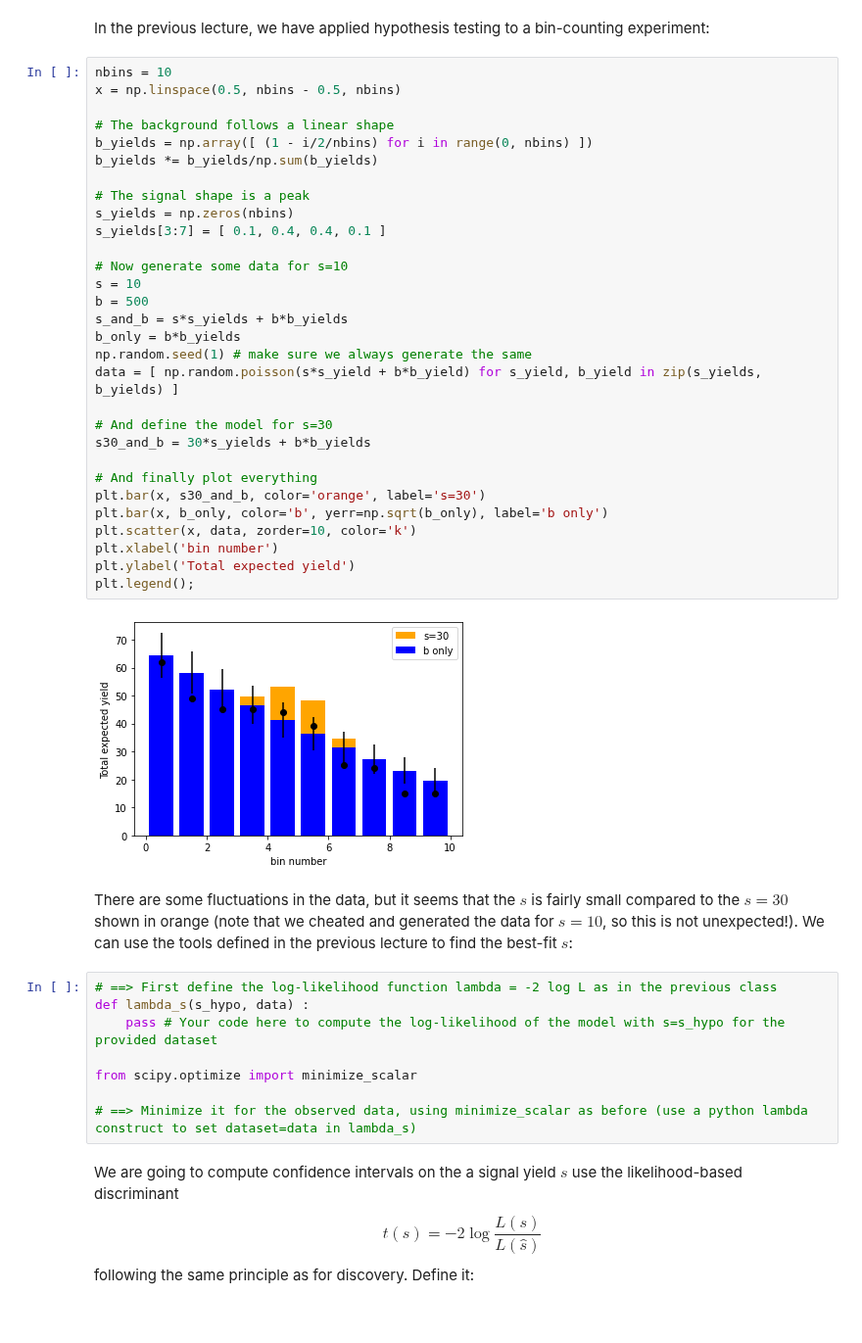
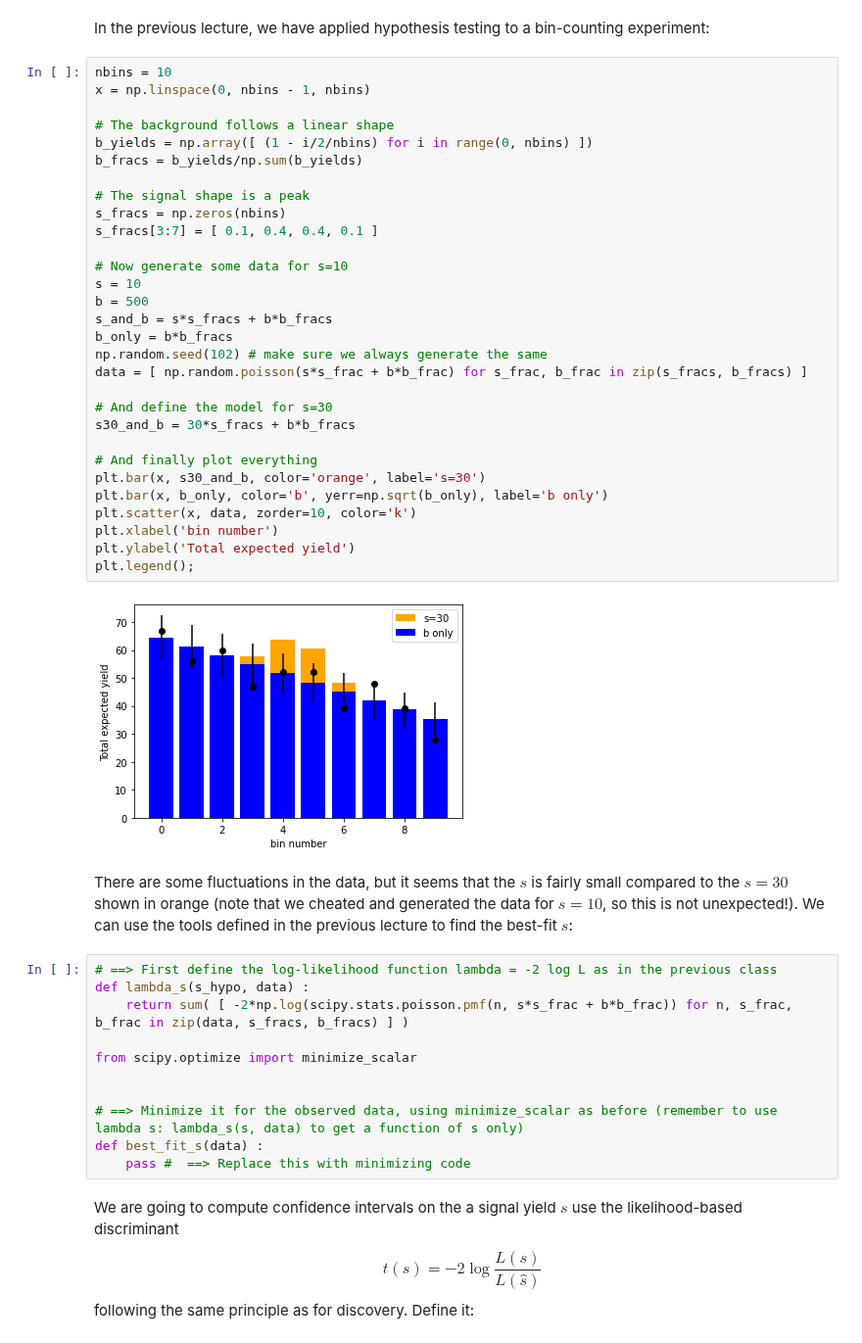
Before and after one commit to fastprof-hep/stats-tutorial, a Jupyter notebook: SOS2022/lecture2.ipynb, the cells around one changed output. Shown at 98% size. Saved outputs shown, nothing was run; the diff lists cells and outputs as text.

```diff
--- a/SOS2022/lecture2.ipynb
+++ b/SOS2022/lecture2.ipynb
@@ -18,46 +18,49 @@ from matplotlib import pyplot as plt
 In the previous lecture, we have applied hypothesis testing to a bin-counting experiment:
 # %%
 nbins = 10
-x = np.linspace(0.5, nbins - 0.5, nbins)
+x = np.linspace(0, nbins - 1, nbins)
 
 # The background follows a linear shape
 b_yields = np.array([ (1 - i/2/nbins) for i in range(0, nbins) ])
-b_yields *= b_yields/np.sum(b_yields)
+b_fracs = b_yields/np.sum(b_yields)
 
 # The signal shape is a peak
-s_yields = np.zeros(nbins)
-s_yields[3:7] = [ 0.1, 0.4, 0.4, 0.1 ]
+s_fracs = np.zeros(nbins)
+s_fracs[3:7] = [ 0.1, 0.4, 0.4, 0.1 ]
 
 # Now generate some data for s=10
 s = 10
 b = 500
-s_and_b = s*s_yields + b*b_yields
-b_only = b*b_yields
-np.random.seed(1) # make sure we always generate the same
-data = [ np.random.poisson(s*s_yield + b*b_yield) for s_yield, b_yield in zip(s_yields, b_yields) ]
+s_and_b = s*s_fracs + b*b_fracs
+b_only = b*b_fracs
+np.random.seed(102) # make sure we always generate the same
+data = [ np.random.poisson(s*s_frac + b*b_frac) for s_frac, b_frac in zip(s_fracs, b_fracs) ]
 
 # And define the model for s=30
-s30_and_b = 30*s_yields + b*b_yields
+s30_and_b = 30*s_fracs + b*b_fracs
 
 # And finally plot everything
 plt.bar(x, s30_and_b, color='orange', label='s=30')
 plt.bar(x, b_only, color='b', yerr=np.sqrt(b_only), label='b only')
 plt.scatter(x, data, zorder=10, color='k')
 plt.xlabel('bin number')
 plt.ylabel('Total expected yield')
 plt.legend();
 # %% [output]
-[figure, old version]
+[figure, new version]
 # %% [markdown]
 There are some fluctuations in the data, but it seems that the $s$ is fairly small compared to the $s=30$ shown in orange (note that we cheated and generated the data for $s=10$, so this is not unexpected!). We can use the tools defined in the previous lecture to find the best-fit $s$:
 # %%
 # ==> First define the log-likelihood function lambda = -2 log L as in the previous class
 def lambda_s(s_hypo, data) :
-    pass # Your code here to compute the log-likelihood of the model with s=s_hypo for the provided dataset
+    return sum( [ -2*np.log(scipy.stats.poisson.pmf(n, s*s_frac + b*b_frac)) for n, s_frac, b_frac in zip(data, s_fracs, b_fracs) ] )
 
 from scipy.optimize import minimize_scalar
 
-# ==> Minimize it for the observed data, using minimize_scalar as before (use a python lambda construct to set dataset=data in lambda_s)
+
+# ==> Minimize it for the observed data, using minimize_scalar as before (remember to use lambda s: lambda_s(s, data) to get a function of s only)
+def best_fit_s(data) :
+    pass #  ==> Replace this with minimizing code
 # %% [markdown]
 We are going to compute confidence intervals on the a signal yield $s$ use the likelihood-based discriminant
 $$
```
Also changed, not shown: parts of 29 cells of this notebook, 3 other files.
